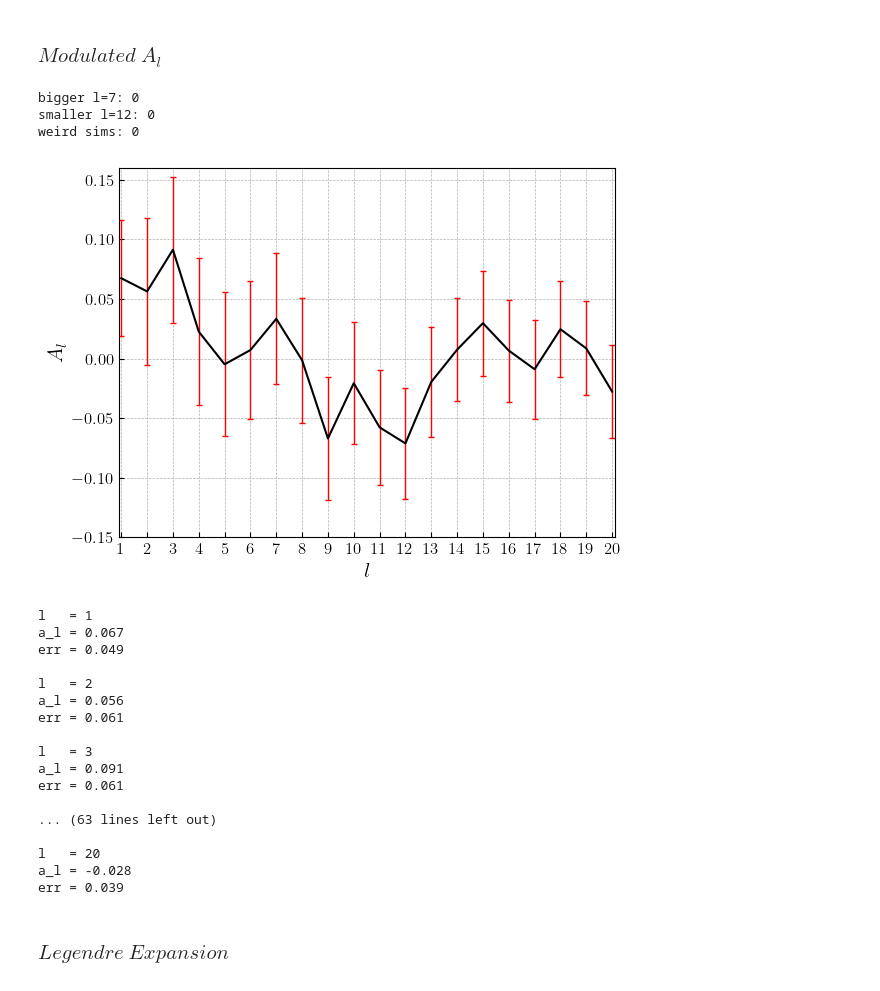
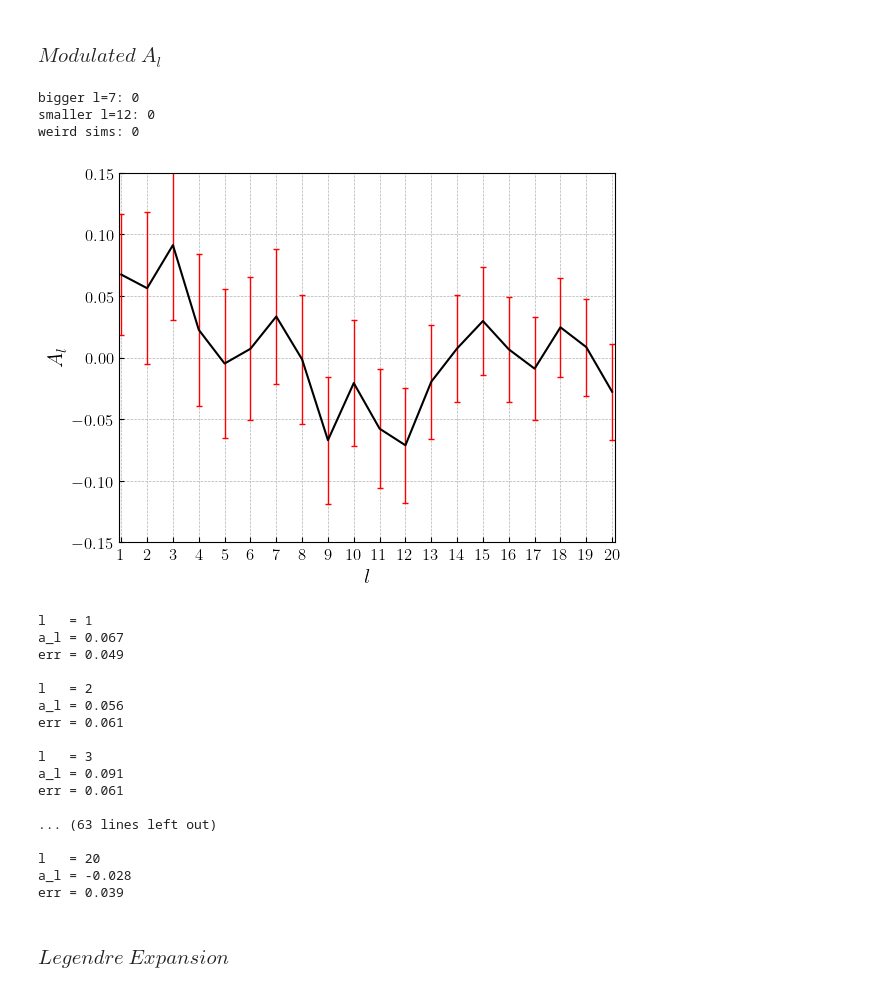
Before and after one commit to jamshidi3d/cmb_anomaly_detection, a Jupyter notebook: plotting.ipynb, the cells around one changed output. Saved outputs shown, nothing was run; the diff lists cells and outputs as text; code cells hidden in the pictures.

```diff
--- a/plotting.ipynb
+++ b/plotting.ipynb
@@ -246,35 +246,35 @@ with plt.style.context('bmh'):
         # ax.legend(loc=1)
     # Labels
     ax.set_xlabel(r'$l$', size=15)
     ax.set_ylabel(r'$A_l$', size=15)
     # ax.set_title(r'\boldmath{$A_l$} \textbf{vs.} \boldmath{$l$} for $\sigma_{stripe}(T)$', y = 1.04)
     ax.set_facecolor('white')
     # Limits
     ax.set_xlim(xmin = 1 - 0.1, xmax = l_range[-1] + 0.1)
-    ax.set_ylim(ymin = - 0.15, ymax = 0.16)
+    ax.set_ylim(ymin = - 0.15, ymax = 0.15)
     ax.set_xticks(l_range[1:])
     # Axis colors
     for spine in ax.spines.keys(): ax.spines[spine].set_color('k')
     # Save fig
     fpath = './output/plots/inpainted/stripe/a_l_modulated_{}_stripe_std_{}mac'.format(
         plt_mode,
         str(int(kwargs['dir_cap_size']))
         )
     fig.savefig(f'{fpath}.pdf', facecolor=(1,1,1,0), dpi=300, transparent=True)
     fig.savefig(f'{fpath}.png', facecolor=(1,1,1,0), dpi=300, transparent=True)
 
 print(f"bigger l=7: {n_seven}")
 print(f"smaller l=12: {n_twelve}")
 print(f"weird sims: {n_weird_sim}")
 plt.show()
 
 for _l, _a_l, _delta_a_l in zip(l_range[1:], cmb_a_l[1:], np.std(sims_a_l, axis=0)[1:]):
     print("l   = {}\na_l = {:.2}\nerr = {:.2}\n".format(_l, _a_l, _delta_a_l))
 # %% [output]
 bigger l=7: 0
 smaller l=12: 0
 weird sims: 0
-[figure, old version]
+[figure, new version]
 l   = 1
 a_l = 0.067
 err = 0.049
```
